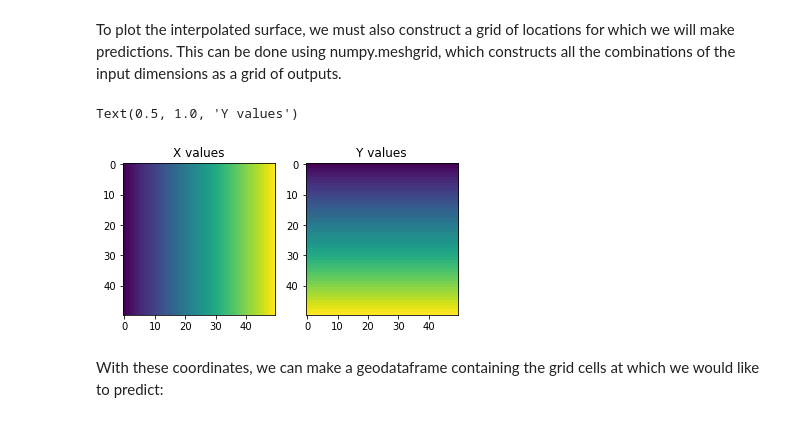
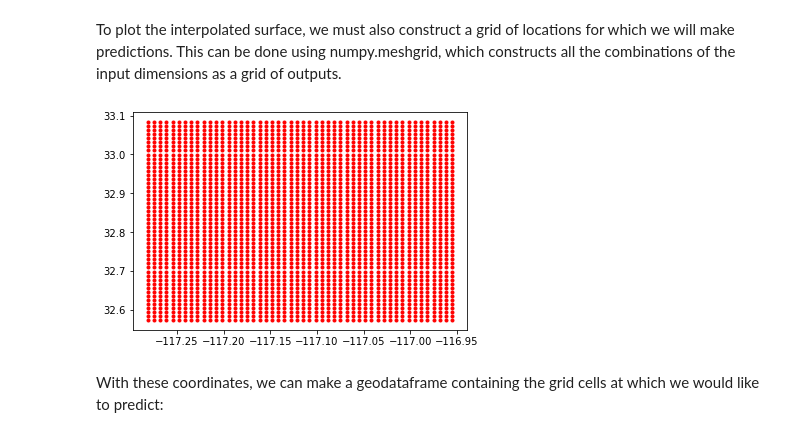
Before and after one commit to edieraristizabal/AnalisisGeoespacial, a Jupyter notebook: Notebooks/11_Geostatistic.ipynb, the cells around one changed output. Drawn from its saved outputs; the diff is of its cells as text; code cells hidden in the pictures.

```diff
--- a/Notebooks/11_Geostatistic.ipynb
+++ b/Notebooks/11_Geostatistic.ipynb
@@ -33,16 +60,11 @@ two_bed_home_locations = np.column_stack((two_bed_homes.geometry.x, two_bed_home
 To plot the interpolated surface, we must also construct a grid of locations for which we will make predictions. This can be done using numpy.meshgrid, which constructs all the combinations of the input dimensions as a grid of outputs.
 # %%
 xmin, ymin, xmax, ymax = airbnbs.total_bounds
-x, y = np.meshgrid(np.linspace(xmin, xmax), np.linspace(ymin,ymax))
+x, y = np.meshgrid(np.linspace(xmin, xmax, num=50), np.linspace(ymin,ymax, num=50))
-# %%
-f,ax = plt.subplots(1,2)
-ax[0].imshow(x)
-ax[1].imshow(y)
-ax[0].set_title('X values')
-ax[1].set_title('Y values')
-# %% [output]
-Text(0.5, 1.0, 'Y values')
-[figure, removed]
+# %%
+plt.plot(x,y,".", color="red");
+# %% [output]
+[figure, added]
 # %% [markdown]
 With these coordinates, we can make a geodataframe containing the grid cells at which we would like to predict:
 # %%
```
Also changed, not shown: parts of 25 cells of this notebook, 14 other files.
